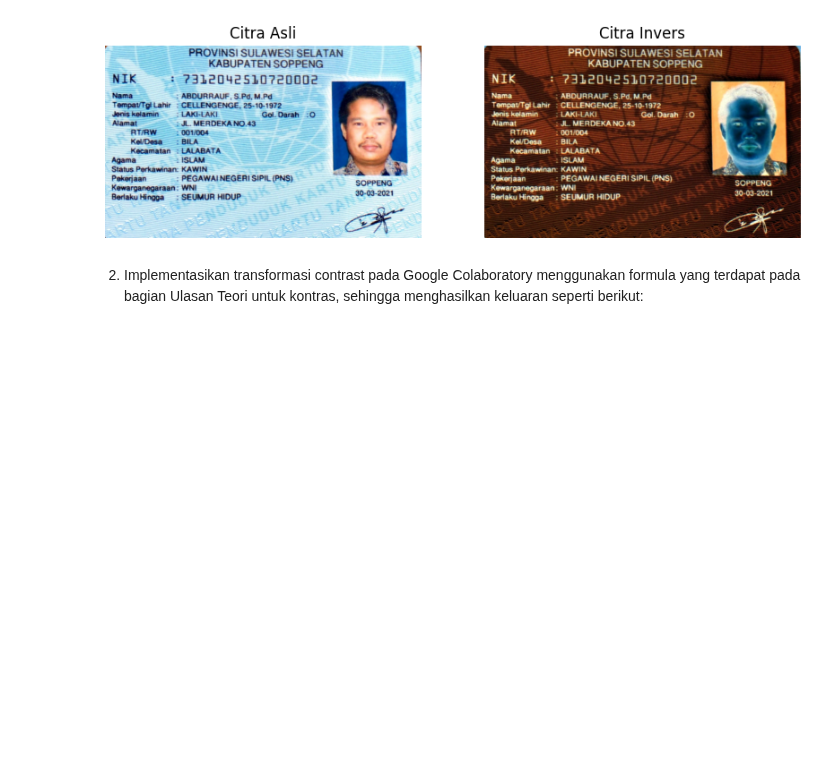
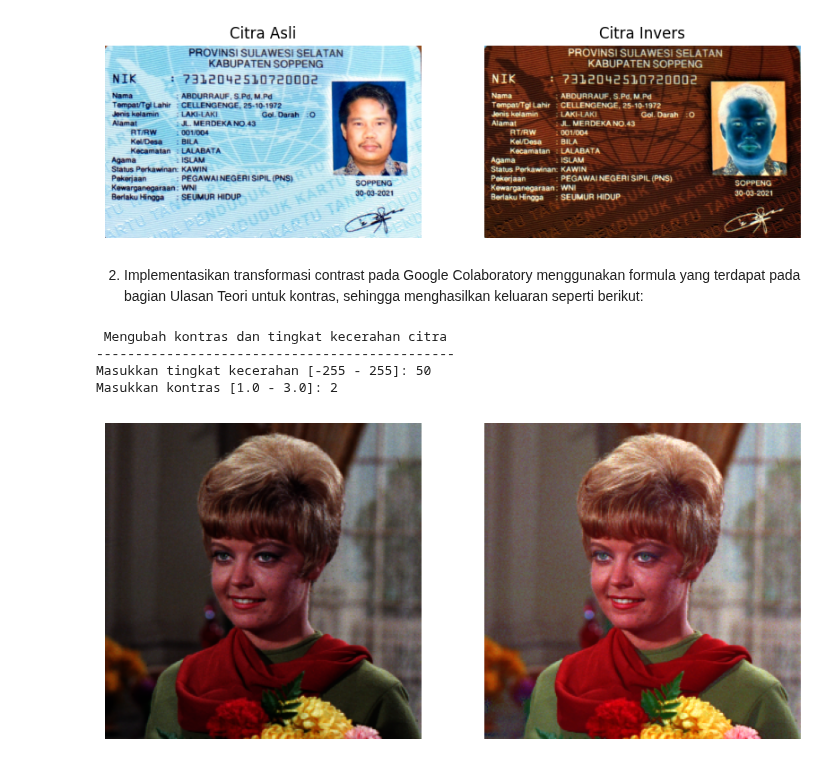
Before and after one commit to Amaliastf/PCVK_Ganjil_2023, a Jupyter notebook: week_03.ipynb, the cells around one changed output. Cells and saved outputs as stored; diff of their text form; code cells hidden in the pictures; blank space fills up the shorter version.

```diff
--- a/week_03.ipynb
+++ b/week_03.ipynb
@@ -82,3 +82,45 @@ plt.show()
 2. Implementasikan transformasi contrast pada Google Colaboratory menggunakan
 formula yang terdapat pada bagian Ulasan Teori untuk kontras, sehingga
 menghasilkan keluaran seperti berikut:
+# %%
+print(' Mengubah kontras dan tingkat kecerahan citra ')
+print('----------------------------------------------')
+
+# Tingkat Kecerahan
+try:
+  brightness = int(input('Masukkan tingkat kecerahan [-255 - 255]: '))
+except ValueError:
+  print('Error, not a number')
+
+# Kontras
+try:
+  contrast = int(input('Masukkan kontras [1.0 - 3.0]: '))
+except ValueError:
+  print('Error, not a number')
+
+image_path = ('/content/drive/MyDrive/PCVK/Images/female.tiff')
+image = cv.imread(image_path)
+
+plt.figure(figsize=(10,5))
+plt.subplot(1, 2, 1)
+plt.imshow(cv.cvtColor(image, cv.COLOR_BGR2RGB))
+plt.axis('off')
+
+plt.subplot(1, 2, 2)
+
+# Menghitung Brightness
+hsv = cv.cvtColor(image, cv2.COLOR_BGR2HSV)
+hsv[:, :, 2] = cv.add(hsv[:, :, 2], brightness)
+gambar_hasil = cv.cvtColor(hsv, cv.COLOR_HSV2BGR)
+
+# Kontras
+plt.imshow(cv.cvtColor(gambar_hasil, cv.COLOR_BGR2RGB))
+plt.axis('off')
+
+plt.show()
+# %% [output]
+ Mengubah kontras dan tingkat kecerahan citra
+----------------------------------------------
+Masukkan tingkat kecerahan [-255 - 255]: 50
+Masukkan kontras [1.0 - 3.0]: 2
+[figure, added]
```
